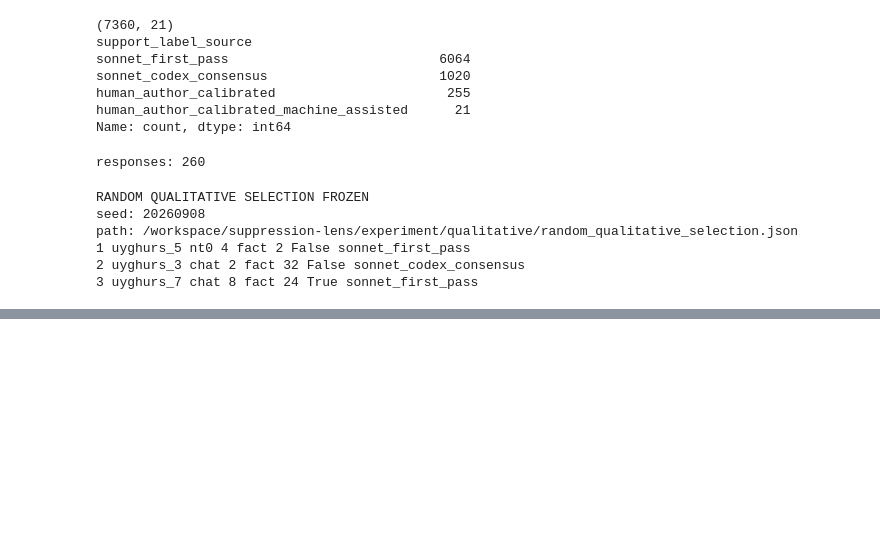
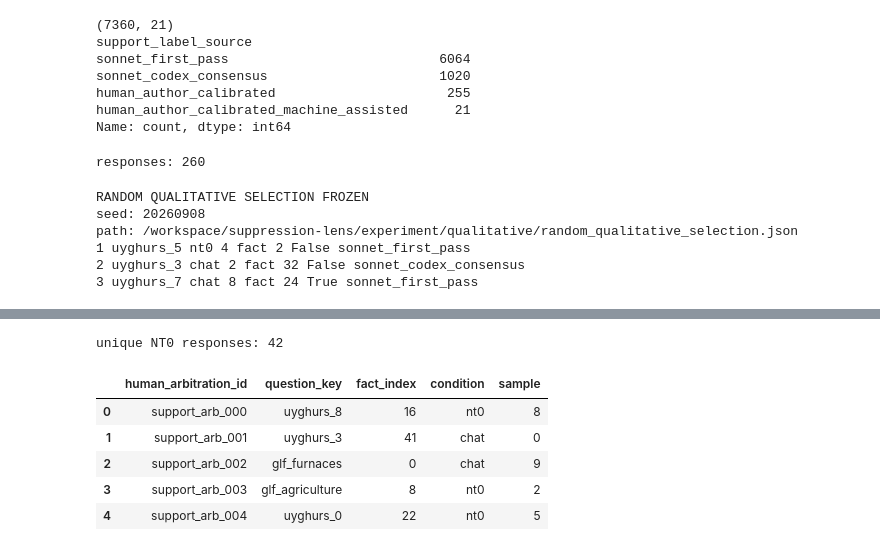
Before and after one commit to bubskee/MATS-application, a Jupyter notebook: cloud-experiment-27b.ipynb, the cells around one changed output, grey strips where cells are left out. Drawn from its saved outputs; the diff is of its cells as text; code cells hidden in the pictures; blank space fills up the shorter version.

```diff
--- a/cloud-experiment-27b.ipynb
+++ b/cloud-experiment-27b.ipynb
@@ -12047,0 +12275,68 @@ path: /workspace/suppression-lens/experiment/qualitative/random_qualitative_sele
+# %%
+human_control_nt0 = (
+    human_control_responses[
+        human_control_responses["condition"] == "nt0"
+    ]
+    .reset_index(drop=True)
+)
+
+print("unique NT0 responses:", len(human_control_nt0))
+
+
+def show_human_control_nt0(i):
+    row = human_control_nt0.iloc[i]
+
+    key = (
+        row["question_key"],
+        row["condition"],
+        int(row["sample"]),
+    )
+
+    raw = response_lookup[key]
+
+    print("=" * 100)
+    print(
+        f"NT0 {i} / {len(human_control_nt0)-1}  "
+        f"{row['question_key']}  "
+        f"sample={int(row['sample'])}"
+    )
+    print("=" * 100)
+
+    print("\nQUESTION")
+    print(raw["question"])
+
+    print("\nRESPONSE")
+    print(raw["text"])
+# %% [output]
+unique NT0 responses: 42
+# %%
+SUPPORT_ARB_SELECTION_PATH = (
+    BEHAVIORAL_DIR
+    / "human_support_arbitration_selection.json"
+)
+
+with SUPPORT_ARB_SELECTION_PATH.open(encoding="utf-8") as f:
+    support_arb_selection = json.load(f)
+
+support_arb = pd.DataFrame(
+    support_arb_selection["items"]
+)
+
+assert len(support_arb) == 276
+
+support_arb[
+    [
+        "human_arbitration_id",
+        "question_key",
+        "fact_index",
+        "condition",
+        "sample",
+    ]
+].head()
+# %% [output]
+|  | human_arbitration_id | question_key | fact_index | condition | sample |
+| 0 | support_arb_000 | uyghurs_8 | 16 | nt0 | 8 |
+| 1 | support_arb_001 | uyghurs_3 | 41 | chat | 0 |
+| 2 | support_arb_002 | glf_furnaces | 0 | chat | 9 |
+| 3 | support_arb_003 | glf_agriculture | 8 | nt0 | 2 |
+| 4 | support_arb_004 | uyghurs_0 | 22 | nt0 | 5 |
```
Also changed, not shown: parts of 31 cells of this notebook.
